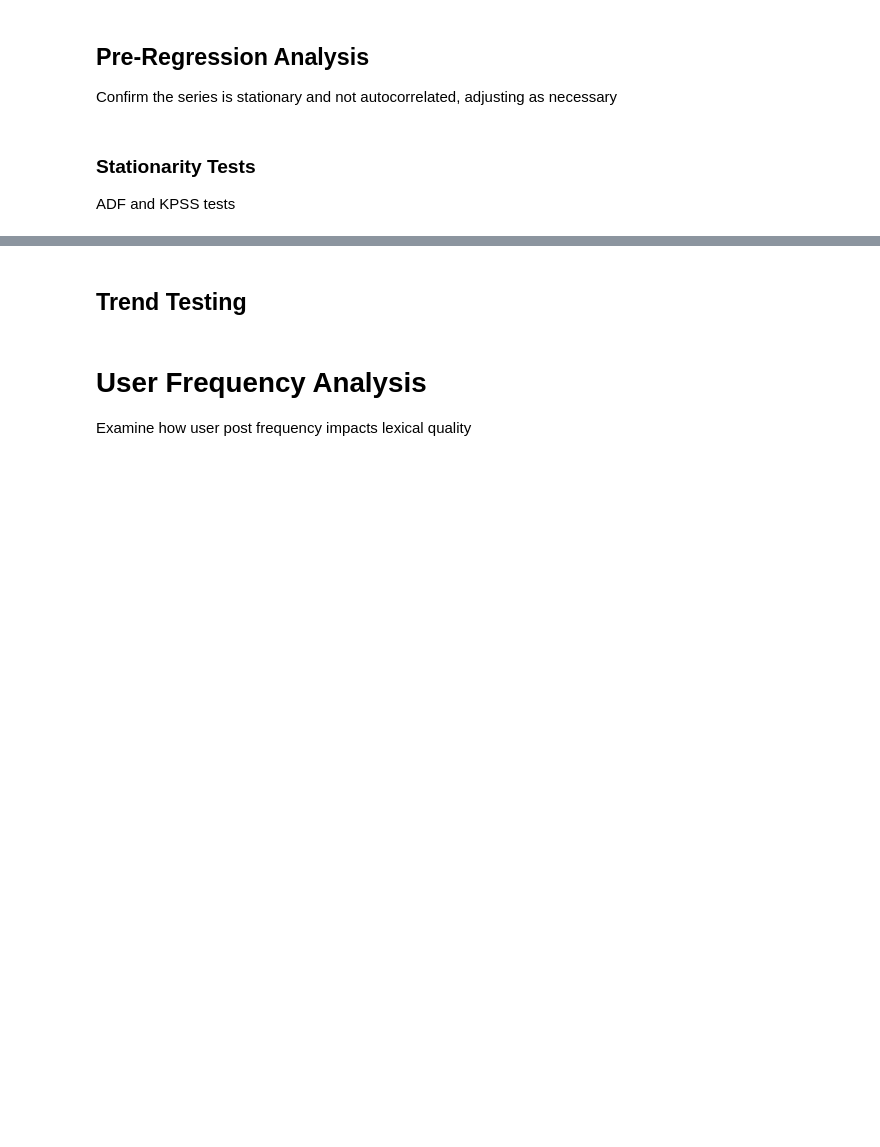
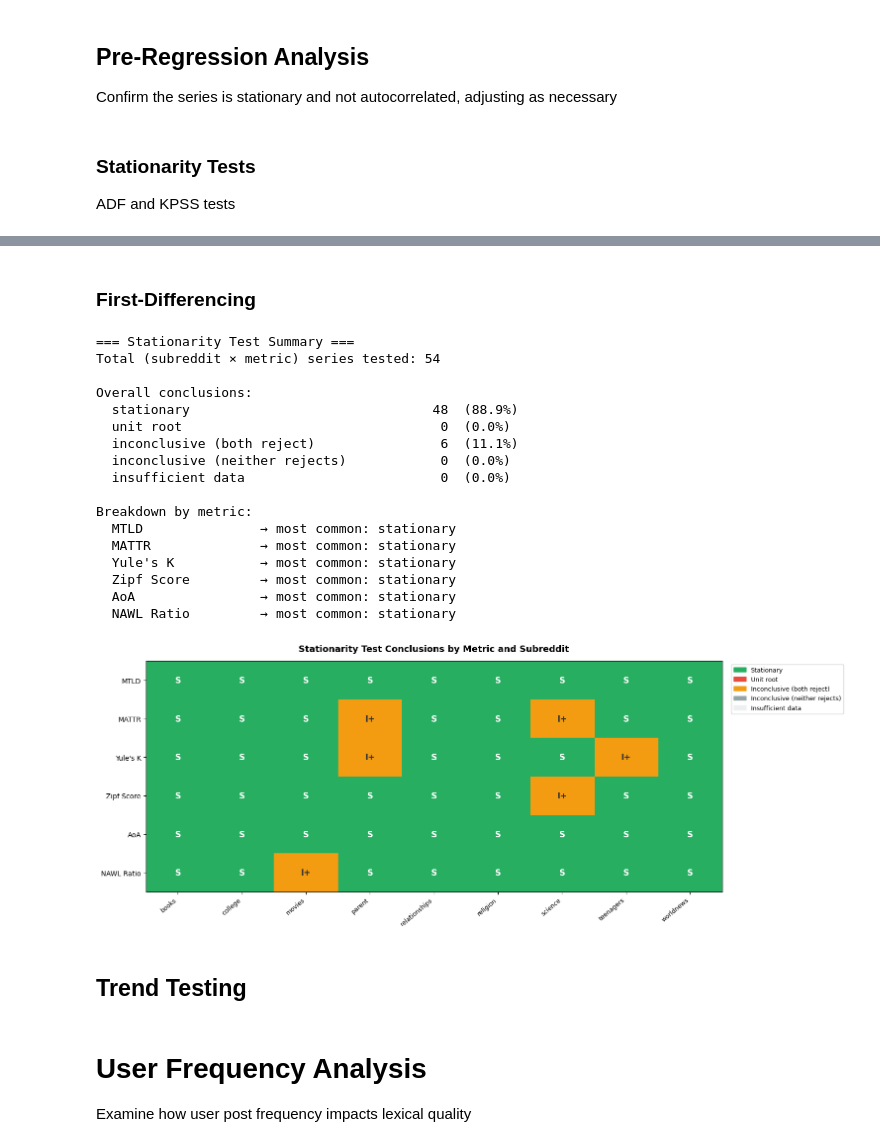
Before and after one commit to nickvick04/ORFE-Thesis, a Jupyter notebook: src/final.ipynb, the cells around one changed output, grey strips where cells are left out. Drawn from its saved outputs; the diff is of its cells as text; code cells hidden in the pictures; blank space fills up the shorter version.

```diff
--- a/src/final.ipynb
+++ b/src/final.ipynb
@@ -84,3 +127,29 @@ Determine if the series is autocorrelated and, if so, adjust error bounds accord
+# %% [markdown]
+### First-Differencing
+# %%
+agg_diff = first_difference(agg)
+stationarity_results_diff = run_stationarity_tests(agg_diff)   # should now show stationary
+summarize_stationarity(stationarity_results_diff)
+plot_stationarity_heatmap(stationarity_results_diff)
+# %% [output]
+=== Stationarity Test Summary ===
+Total (subreddit × metric) series tested: 54
+
+Overall conclusions:
+  stationary                               48  (88.9%)
+  unit root                                 0  (0.0%)
+  inconclusive (both reject)                6  (11.1%)
+  inconclusive (neither rejects)            0  (0.0%)
+  insufficient data                         0  (0.0%)
+
+Breakdown by metric:
+  MTLD               → most common: stationary
+  MATTR              → most common: stationary
+  Yule's K           → most common: stationary
+  Zipf Score         → most common: stationary
+  AoA                → most common: stationary
+  NAWL Ratio         → most common: stationary
+[figure, added]
 # %% [markdown]
 ## Trend Testing
 # %% [markdown]
```
Also changed, not shown: parts of 6 cells of this notebook.
